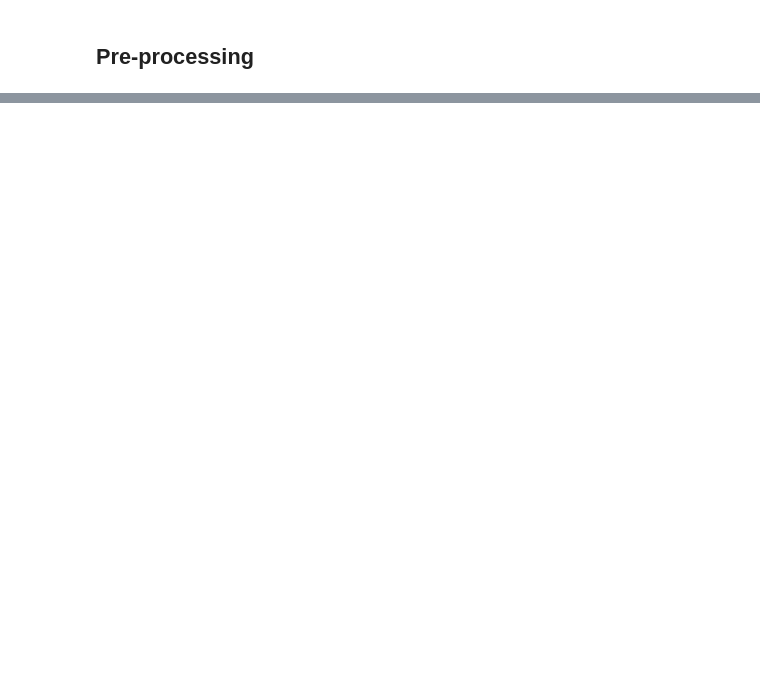
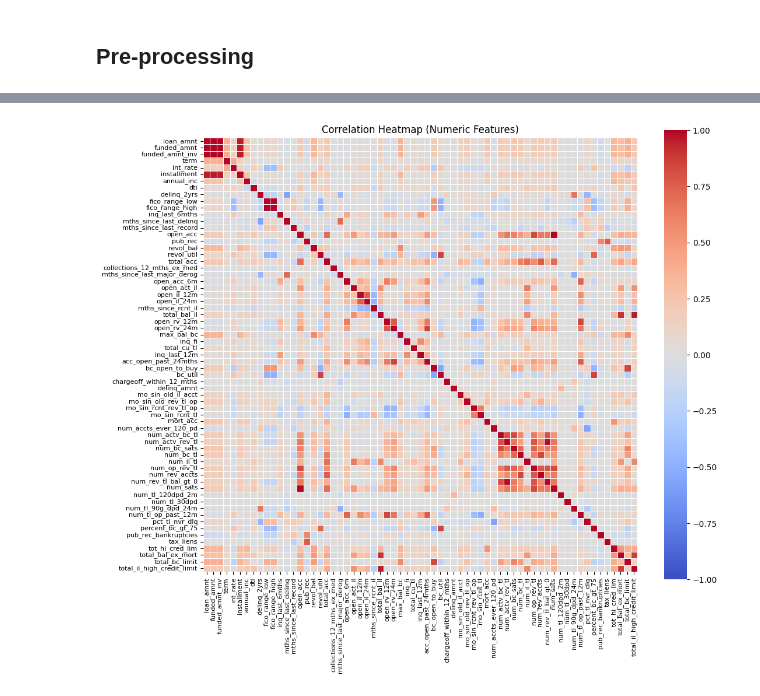
Before and after one commit to priscillaashleyw/CreditShield, a Jupyter notebook: eda.ipynb, the cells around one changed output, grey strips where cells are left out. Drawn from its saved outputs; the diff is of its cells as text; code cells hidden in the pictures; blank space fills up the shorter version.

```diff
--- a/eda.ipynb
+++ b/eda.ipynb
@@ -527,0 +590,13 @@ data.shape
+# %%
+# correlation matrix
+num_cols = data.select_dtypes(include=[np.number]).columns
+corr = data[num_cols].corr()
+
+plt.figure(figsize=(12, 10))
+sns.heatmap(corr, cmap="coolwarm", center=0, square=True, linewidths=0.5, vmin=-1, vmax=1)
+plt.xticks(ticks=np.arange(len(corr.columns)) + 0.5, labels=corr.columns, rotation=90, fontsize=8)
+plt.yticks(ticks=np.arange(len(corr.columns)) + 0.5, labels=corr.columns, rotation=0, fontsize=8)
+plt.title("Correlation Heatmap (Numeric Features)")
+plt.show()
+# %% [output]
+[figure, added]
```
Also changed, not shown: parts of 16 cells of this notebook.
